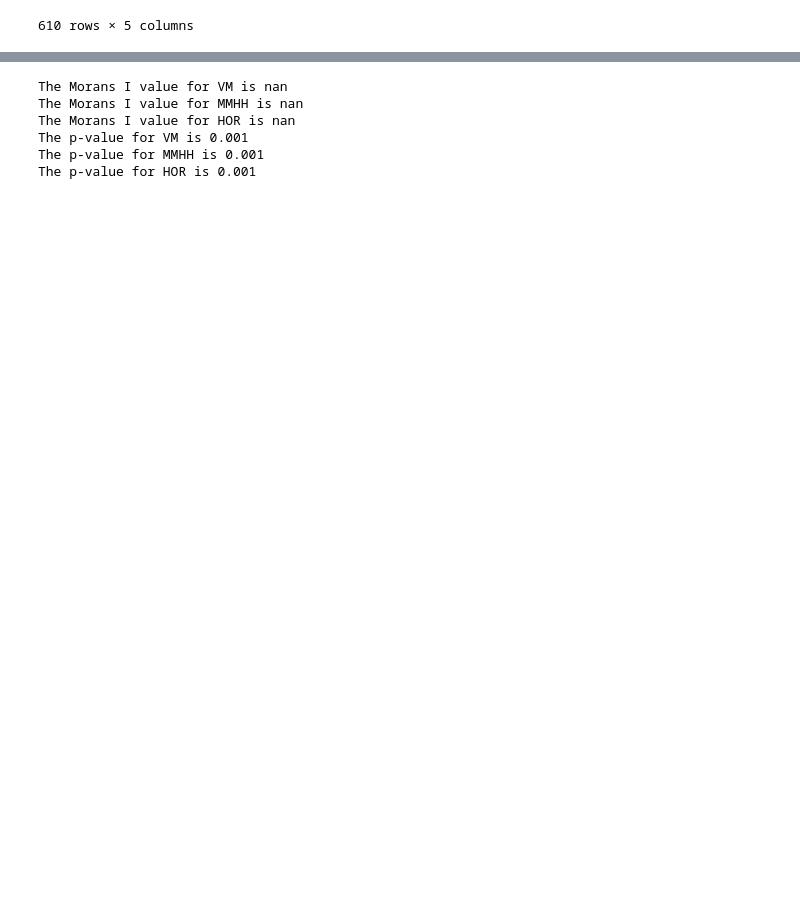
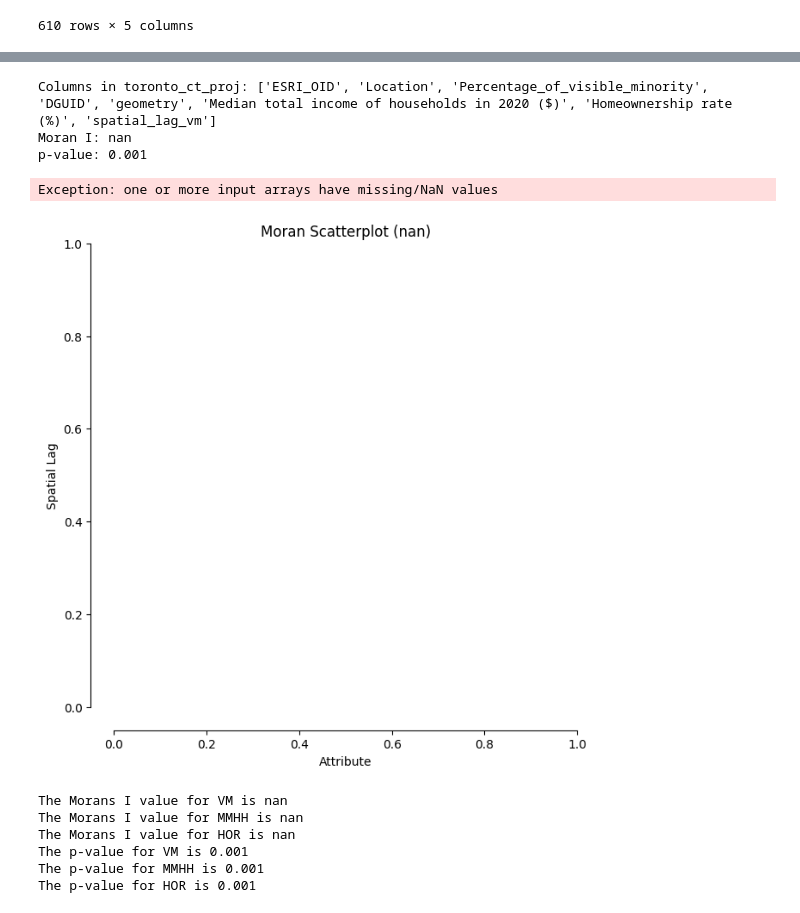
Before and after one commit to polina-gorn/GGR375-Group-Project, a Jupyter notebook: CT_data_map.ipynb, the cells around one changed output, grey strips where cells are left out. Drawn from its saved outputs; the diff is of its cells as text; code cells hidden in the pictures; blank space fills up the shorter version.

```diff
--- a/CT_data_map.ipynb
+++ b/CT_data_map.ipynb
@@ -178,3 +207,23 @@ fn.plot(ax = ax, facecolor='r')
+# %%
+import esda
+import splot
+from splot.esda import moran_scatterplot
+
+# Check available columns
+print('Columns in toronto_ct_proj:', toronto_ct_proj.columns.tolist())
+
+# Use the correct column name (with underscores, matching the rename in cell 1)
+mi = esda.Moran(toronto_ct_proj['Percentage_of_visible_minority'], w)
+print('Moran I:', mi.I)
+print('p-value:', mi.p_sim)
+
+splot.esda.moran_scatterplot(mi)
+# %% [output]
+Columns in toronto_ct_proj: ['ESRI_OID', 'Location', 'Percentage_of_visible_minority', 'DGUID', 'geometry', 'Median total income of households in 2020 ($)', 'Homeownership rate (%)', 'spatial_lag_vm']
+Moran I: nan
+p-value: 0.001
+Exception: one or more input arrays have missing/NaN values
+[figure, added]
 # %%
 VMmoransi = esda.Moran(toronto_ct['Percentage of visible minority'], w)
 MMHHmoransi = esda.Moran(toronto_ct['Median total income of households in 2020 ($)'], w)
```
Also changed, not shown: parts of 11 cells of this notebook.
